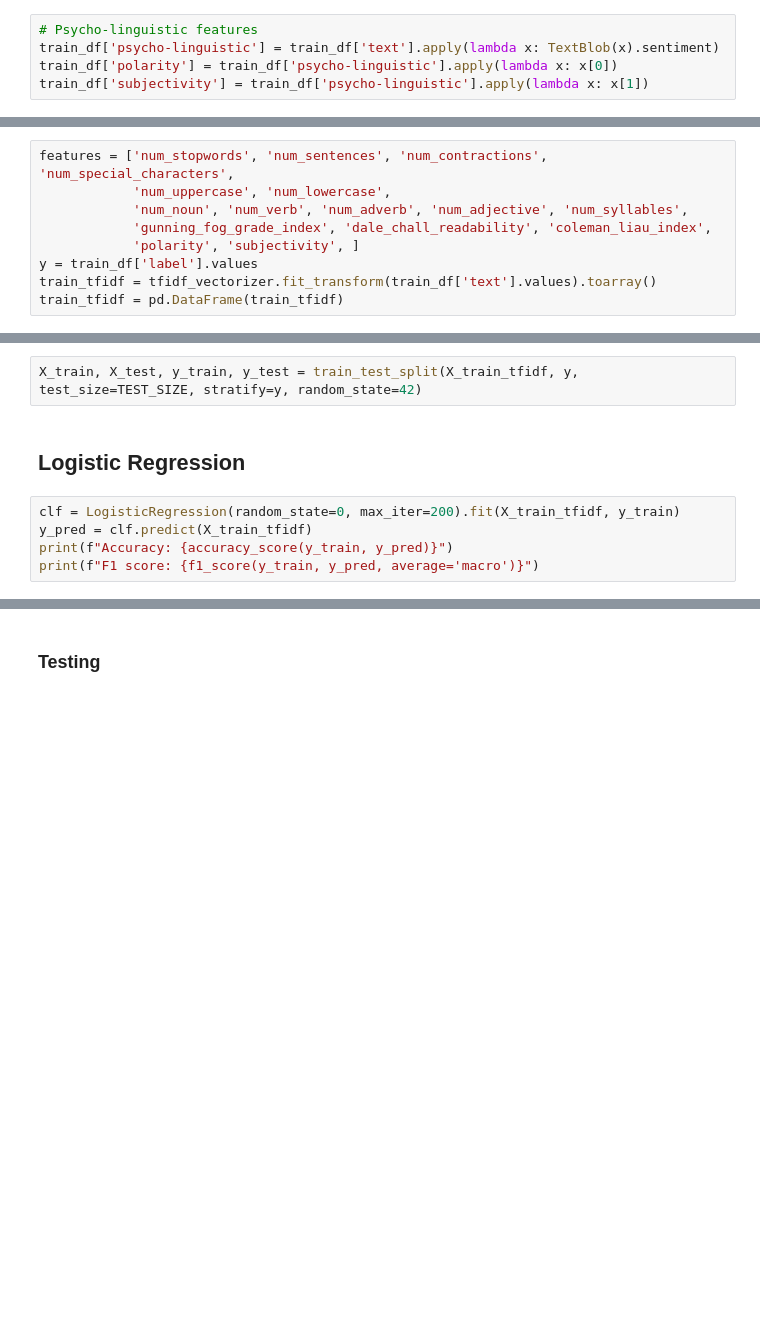
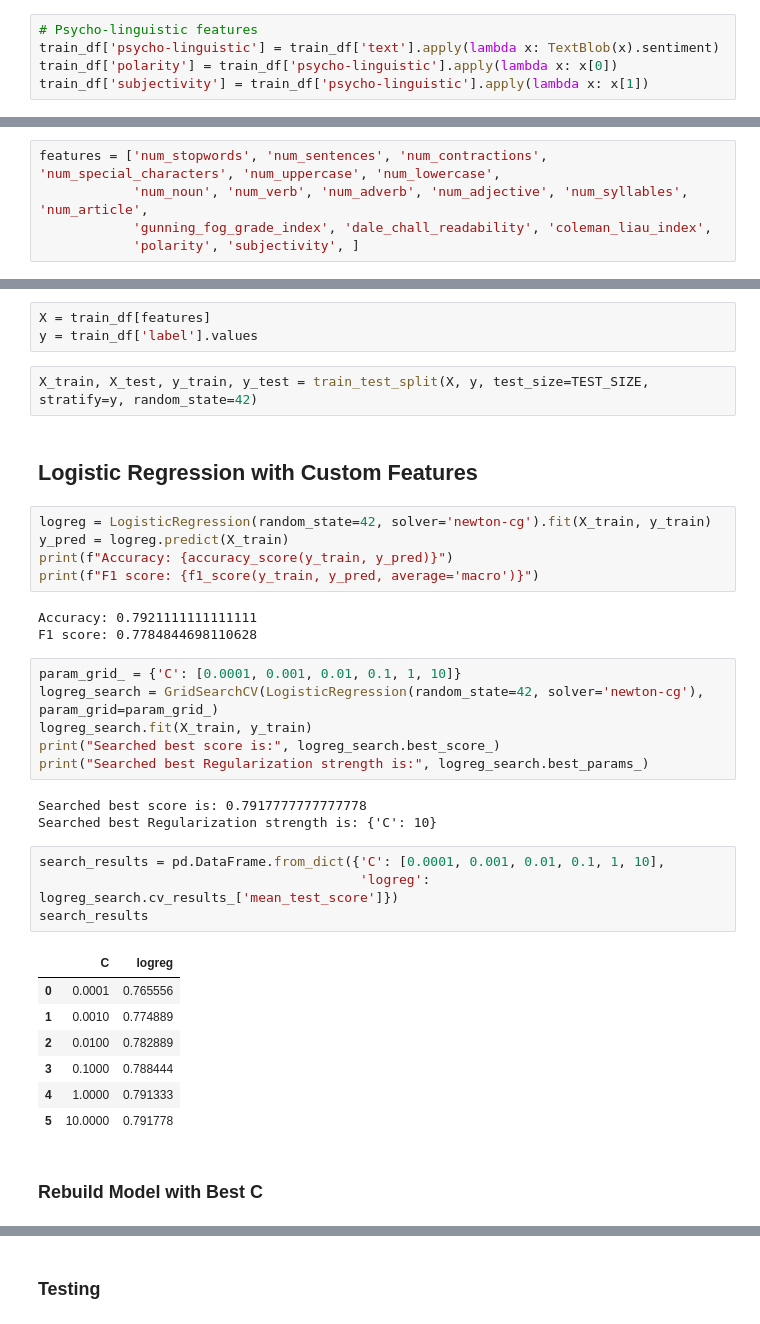
Before and after one commit to ddanelynn/CS4248_unreliable_news, a Jupyter notebook: custom_feature_model.ipynb, the cells around one changed output, grey strips where cells are left out. Cells and saved outputs as stored; diff of their text form; blank space fills up the shorter version.

Commit message:
extract sample data for training

```diff
--- a/custom_feature_model.ipynb
+++ b/custom_feature_model.ipynb
@@ -283,9 +266,5 @@ tfidf_vectorizer = TfidfVectorizer(ngram_range=NGRAM_RANGE, smooth_idf=True, pre
 # %%
-features = ['num_stopwords', 'num_sentences', 'num_contractions', 'num_special_characters',
-            'num_uppercase', 'num_lowercase',
-            'num_noun', 'num_verb', 'num_adverb', 'num_adjective', 'num_syllables',
+features = ['num_stopwords', 'num_sentences', 'num_contractions', 'num_special_characters', 'num_uppercase', 'num_lowercase',
+            'num_noun', 'num_verb', 'num_adverb', 'num_adjective', 'num_syllables', 'num_article',
             'gunning_fog_grade_index', 'dale_chall_readability', 'coleman_liau_index',
             'polarity', 'subjectivity', ]
-y = train_df['label'].values
-train_tfidf = tfidf_vectorizer.fit_transform(train_df['text'].values).toarray()
-train_tfidf = pd.DataFrame(train_tfidf)
@@ -294,9 +271,38 @@ X_train_tfidf = pd.merge(train_tfidf, train_df[features], left_index=True, right
+# %%
+X = train_df[features]
+y = train_df['label'].values
 # %%
-X_train, X_test, y_train, y_test = train_test_split(X_train_tfidf, y, test_size=TEST_SIZE, stratify=y, random_state=42)
+X_train, X_test, y_train, y_test = train_test_split(X, y, test_size=TEST_SIZE, stratify=y, random_state=42)
 # %% [markdown]
-## Logistic Regression
+## Logistic Regression with Custom Features
 # %%
-clf = LogisticRegression(random_state=0, max_iter=200).fit(X_train_tfidf, y_train)
-y_pred = clf.predict(X_train_tfidf)
+logreg = LogisticRegression(random_state=42, solver='newton-cg').fit(X_train, y_train)
+y_pred = logreg.predict(X_train)
 print(f"Accuracy: {accuracy_score(y_train, y_pred)}")
 print(f"F1 score: {f1_score(y_train, y_pred, average='macro')}")
+# %% [output]
+Accuracy: 0.7921111111111111
+F1 score: 0.7784844698110628
+# %%
+param_grid_ = {'C': [0.0001, 0.001, 0.01, 0.1, 1, 10]}
+logreg_search = GridSearchCV(LogisticRegression(random_state=42, solver='newton-cg'), param_grid=param_grid_)
+logreg_search.fit(X_train, y_train)
+print("Searched best score is:", logreg_search.best_score_)
+print("Searched best Regularization strength is:", logreg_search.best_params_)
+# %% [output]
+Searched best score is: 0.7917777777777778
+Searched best Regularization strength is: {'C': 10}
+# %%
+search_results = pd.DataFrame.from_dict({'C': [0.0001, 0.001, 0.01, 0.1, 1, 10],
+                                         'logreg': logreg_search.cv_results_['mean_test_score']})
+search_results
+# %% [output]
+|  | C | logreg |
+| 0 | 0.0001 | 0.765556 |
+| 1 | 0.0010 | 0.774889 |
+| 2 | 0.0100 | 0.782889 |
+| 3 | 0.1000 | 0.788444 |
+| 4 | 1.0000 | 0.791333 |
+| 5 | 10.0000 | 0.791778 |
+# %% [markdown]
+### Rebuild Model with Best C
```
Also changed, not shown: parts of 23 cells of this notebook.
